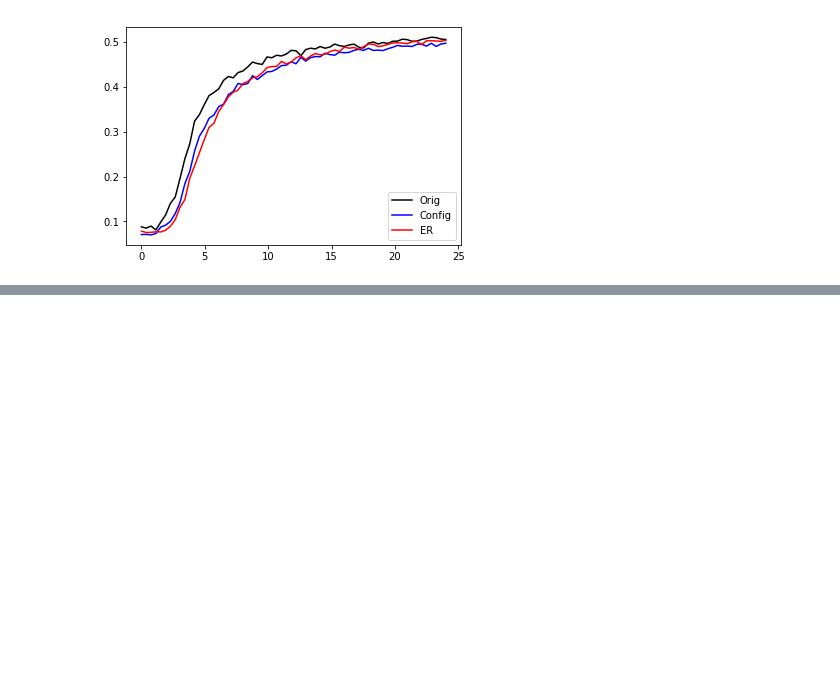
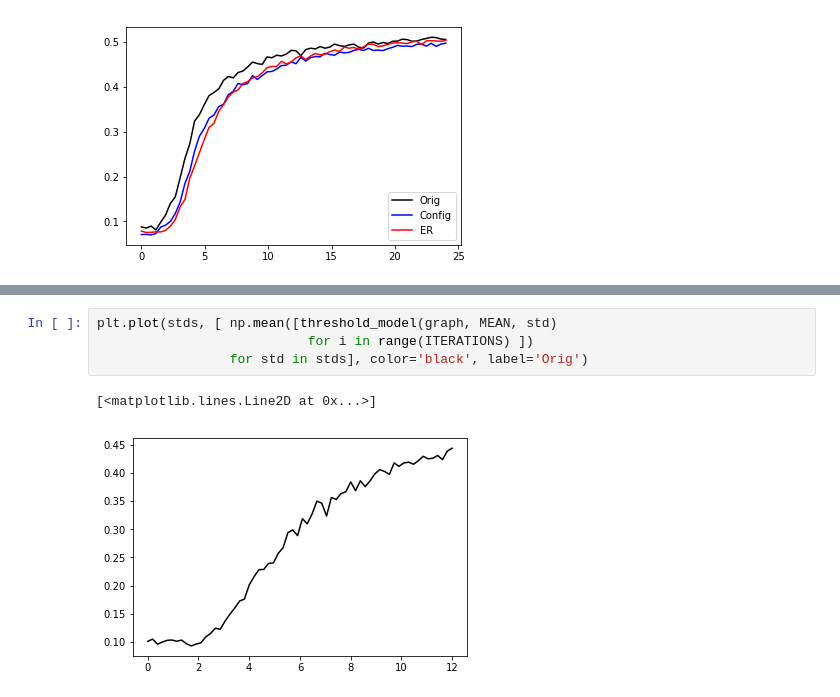
Before and after one commit to muftring/iu-netsci, a Jupyter notebook: week-13/w13_threshold-model_uftring-michael.ipynb, the cells around one changed output, grey strips where cells are left out. Drawn from its saved outputs; the diff is of its cells as text; blank space fills up the shorter version.

```diff
--- a/week-13/w13_threshold-model_uftring-michael.ipynb
+++ b/week-13/w13_threshold-model_uftring-michael.ipynb
@@ -295,0 +327,7 @@ plotStddev(words, stds)
+# %%
+plt.plot(stds, [ np.mean([threshold_model(graph, MEAN, std)
+                           for i in range(ITERATIONS) ])
+                 for std in stds], color='black', label='Orig')
+# %% [output]
+[<matplotlib.lines.Line2D at 0x...>]
+[figure, added]
```
Also changed, not shown: parts of 5 cells of this notebook.
